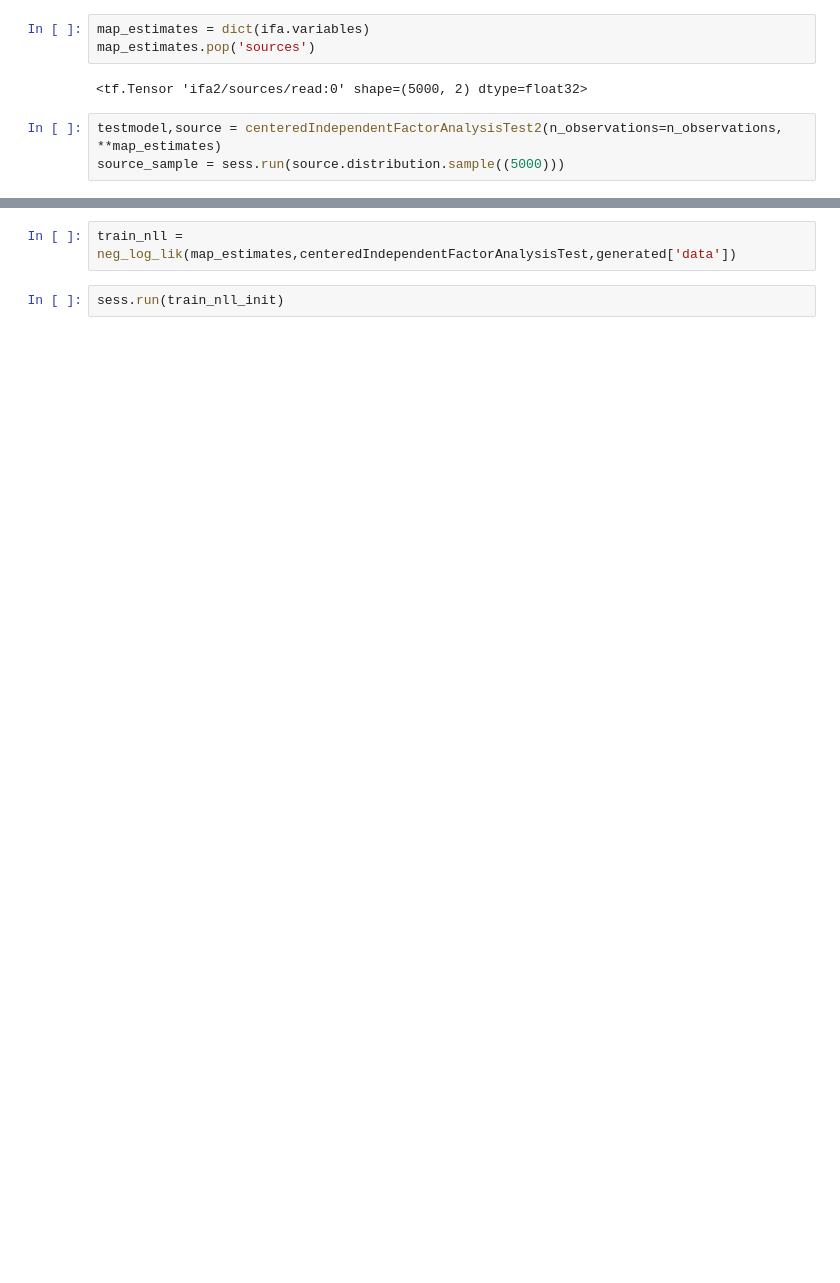
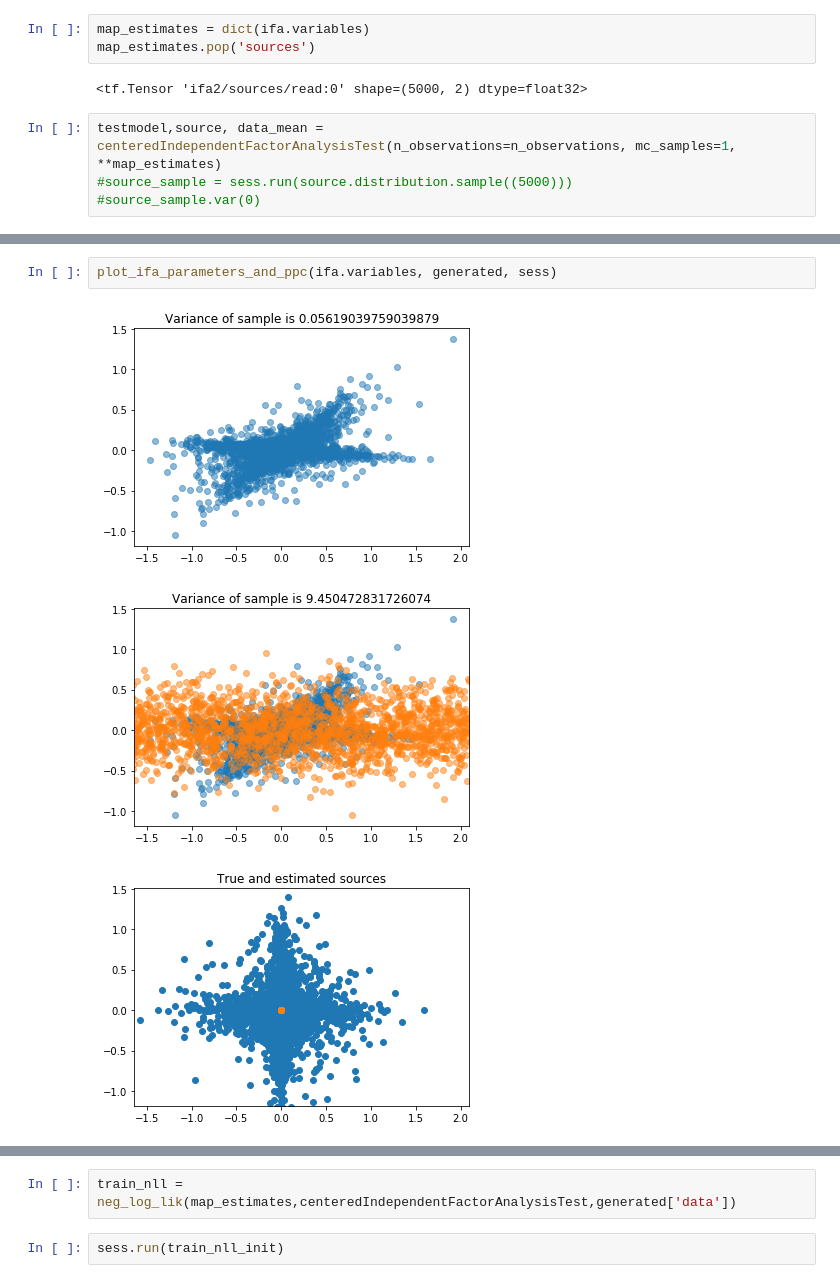
Before and after one commit to deoxyribose/FactOrCluster, a Jupyter notebook: notebooks/cifa_validation.ipynb, the cells around one changed output, grey strips where cells are left out. Drawn from its saved outputs; the diff is of its cells as text; blank space fills up the shorter version.

```diff
--- a/notebooks/cifa_validation.ipynb
+++ b/notebooks/cifa_validation.ipynb
@@ -73,5 +135,6 @@ map_estimates.pop('sources')
 # %% [output]
 <tf.Tensor 'ifa2/sources/read:0' shape=(5000, 2) dtype=float32>
 # %%
-testmodel,source = centeredIndependentFactorAnalysisTest2(n_observations=n_observations, **map_estimates)
-source_sample = sess.run(source.distribution.sample((5000)))
+testmodel,source, data_mean = centeredIndependentFactorAnalysisTest(n_observations=n_observations, mc_samples=1, **map_estimates)
+#source_sample = sess.run(source.distribution.sample((5000)))
+#source_sample.var(0)
@@ -159,0 +141,6 @@ ax.set_ylim(ylim);
+# %%
+plot_ifa_parameters_and_ppc(ifa.variables, generated, sess)
+# %% [output]
+[figure, added]
+[figure, added]
+[figure, added]
```
Also changed, not shown: parts of 23 cells of this notebook, 3 other files.
